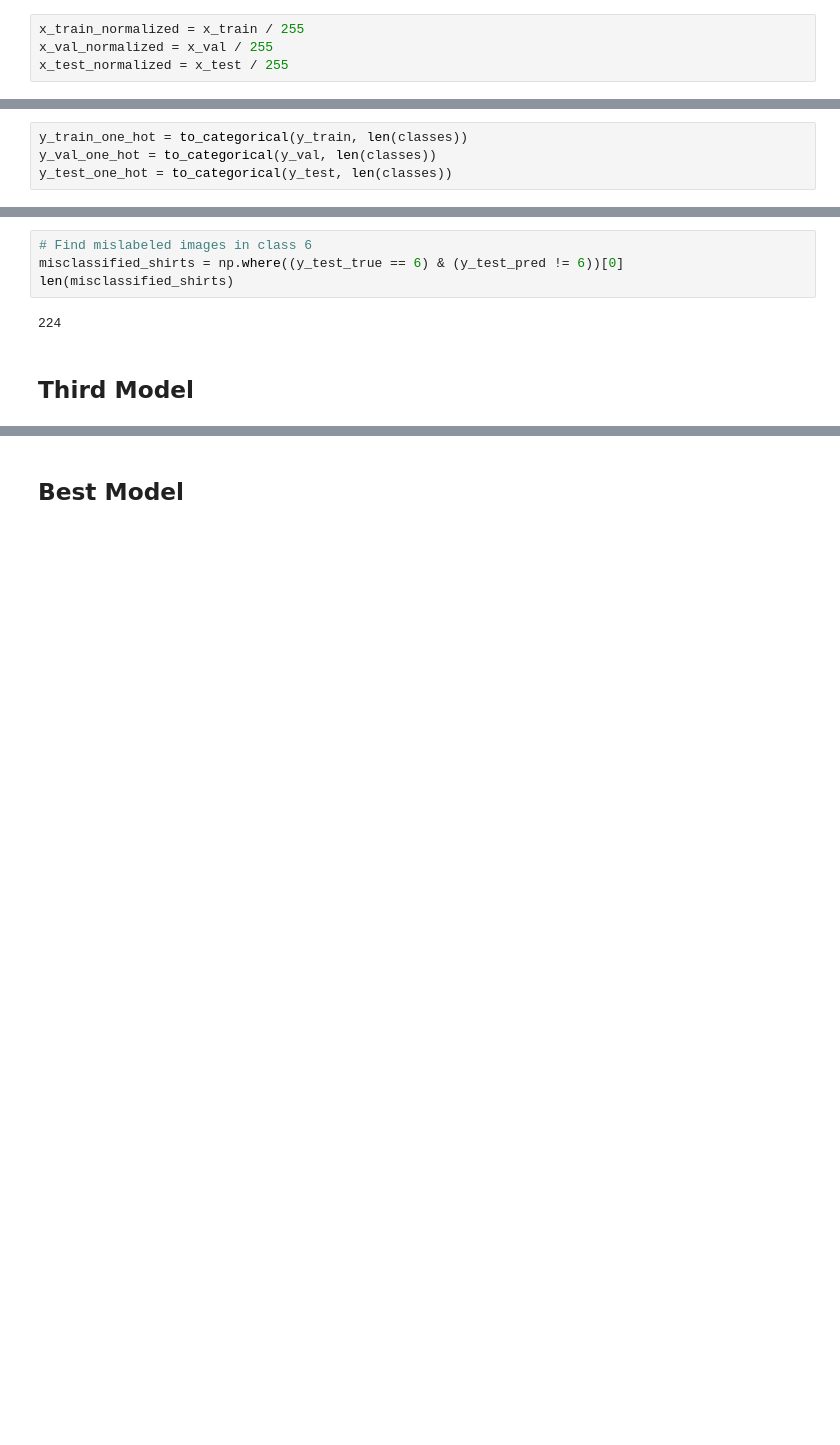
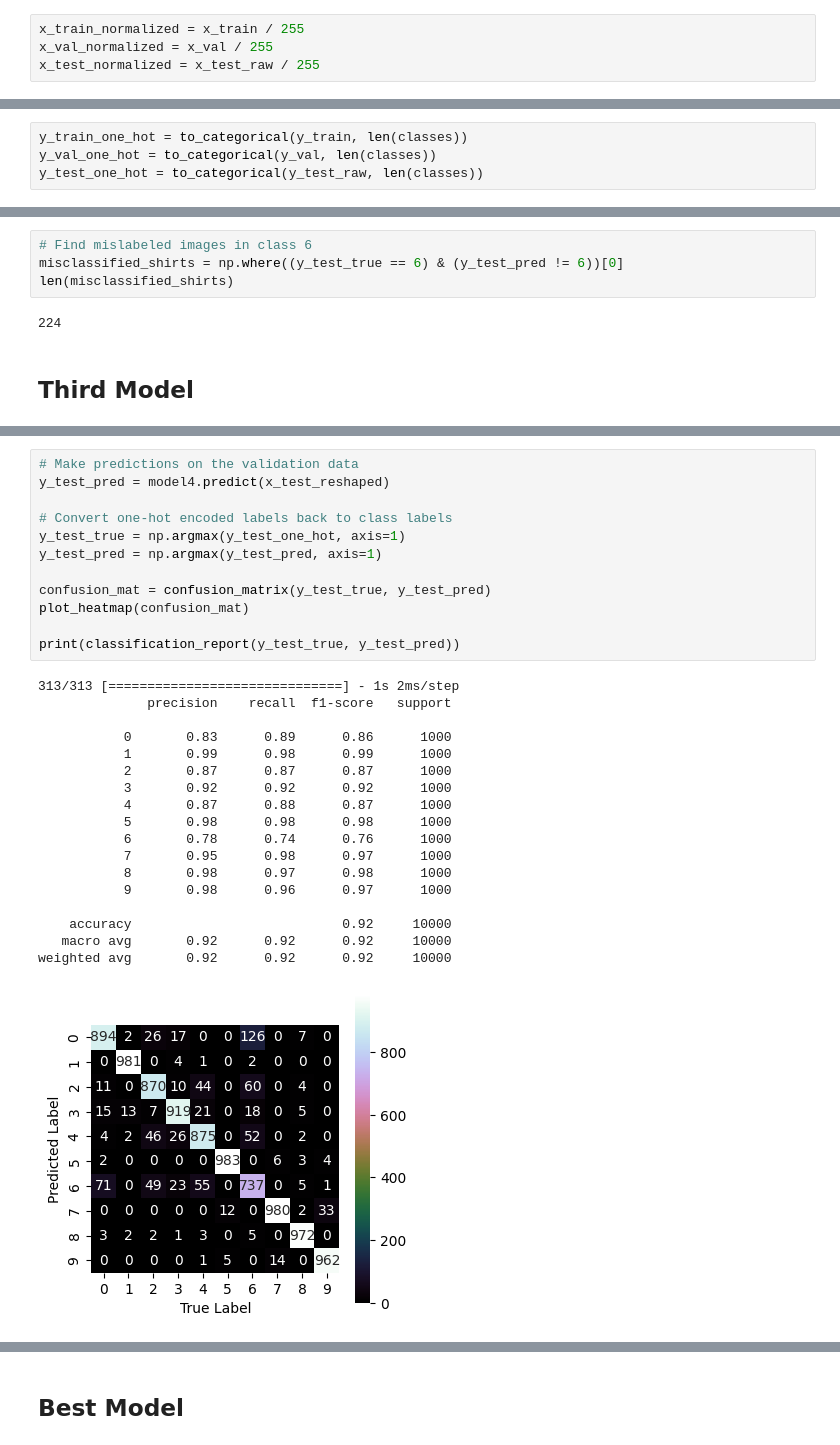
Before and after one commit to WaadAlharthi/ML_Portfolio, a Jupyter notebook: DL_Assignment_2_(Image_Classification_with_CNN).ipynb, the cells around one changed output, grey strips where cells are left out. Drawn from its saved outputs; the diff is of its cells as text; blank space fills up the shorter version.

```diff
--- a/DL_Assignment_2_(Image_Classification_with_CNN).ipynb
+++ b/DL_Assignment_2_(Image_Classification_with_CNN).ipynb
@@ -112,7 +112,7 @@ max_value.max()
 # %%
 x_train_normalized = x_train / 255
 x_val_normalized = x_val / 255
-x_test_normalized = x_test / 255
+x_test_normalized = x_test_raw / 255
 # %%
 plt.figure(figsize=(2, 2))
 plt.imshow(x_train_normalized[1], cmap='binary')
@@ -143,7 +143,7 @@ x_train_reshaped[0].shape
 # %%
 y_train_one_hot = to_categorical(y_train, len(classes))
 y_val_one_hot = to_categorical(y_val, len(classes))
-y_test_one_hot = to_categorical(y_test, len(classes))
+y_test_one_hot = to_categorical(y_test_raw, len(classes))
 # %%
 y_train_one_hot[0]
 # %% [output]
@@ -603,0 +727,31 @@ len(misclassified_shirts)
+# %%
+# Make predictions on the validation data
+y_test_pred = model4.predict(x_test_reshaped)
+
+# Convert one-hot encoded labels back to class labels
+y_test_true = np.argmax(y_test_one_hot, axis=1)
+y_test_pred = np.argmax(y_test_pred, axis=1)
+
+confusion_mat = confusion_matrix(y_test_true, y_test_pred)
+plot_heatmap(confusion_mat)
+
+print(classification_report(y_test_true, y_test_pred))
+# %% [output]
+313/313 [==============================] - 1s 2ms/step
+              precision    recall  f1-score   support
+
+           0       0.83      0.89      0.86      1000
+           1       0.99      0.98      0.99      1000
+           2       0.87      0.87      0.87      1000
+           3       0.92      0.92      0.92      1000
+           4       0.87      0.88      0.87      1000
+           5       0.98      0.98      0.98      1000
+           6       0.78      0.74      0.76      1000
+           7       0.95      0.98      0.97      1000
+           8       0.98      0.97      0.98      1000
+           9       0.98      0.96      0.97      1000
+
+    accuracy                           0.92     10000
+   macro avg       0.92      0.92      0.92     10000
+weighted avg       0.92      0.92      0.92     10000
+[figure, added]
```
Also changed, not shown: parts of 18 cells of this notebook.
